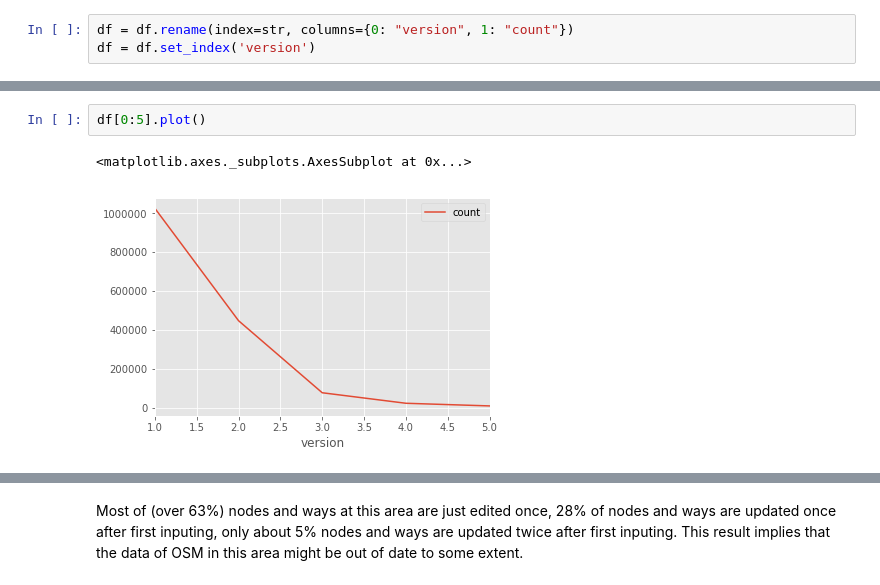
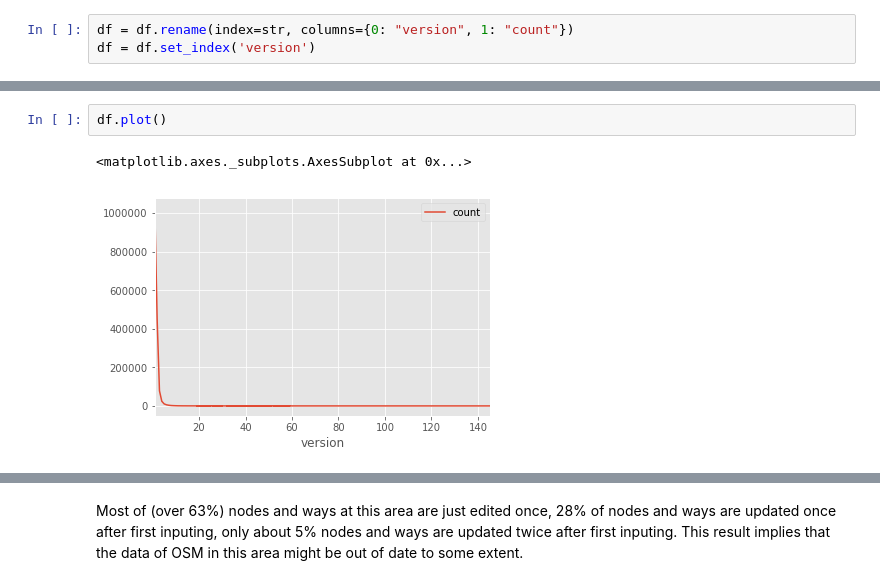
Before and after one commit to fzd9752/Udacity-Nanodegree-Program-Data-Analyst-Advanced, a Jupyter notebook: Project1-Wrangle-OpenStreetMap-Data/P1-OSM.ipynb, the cells around one changed output, grey strips where cells are left out. Cells and saved outputs as stored; diff of their text form.

```diff
--- a/Project1-Wrangle-OpenStreetMap-Data/P1-OSM.ipynb
+++ b/Project1-Wrangle-OpenStreetMap-Data/P1-OSM.ipynb
@@ -634,5 +584,5 @@ df
 # %%
-df[0:5].plot()
+df.plot()
 # %% [output]
 <matplotlib.axes._subplots.AxesSubplot at 0x...>
-[figure, old version]
+[figure, new version]
```
Also changed, not shown: parts of 18 cells of this notebook, 4 other files.
